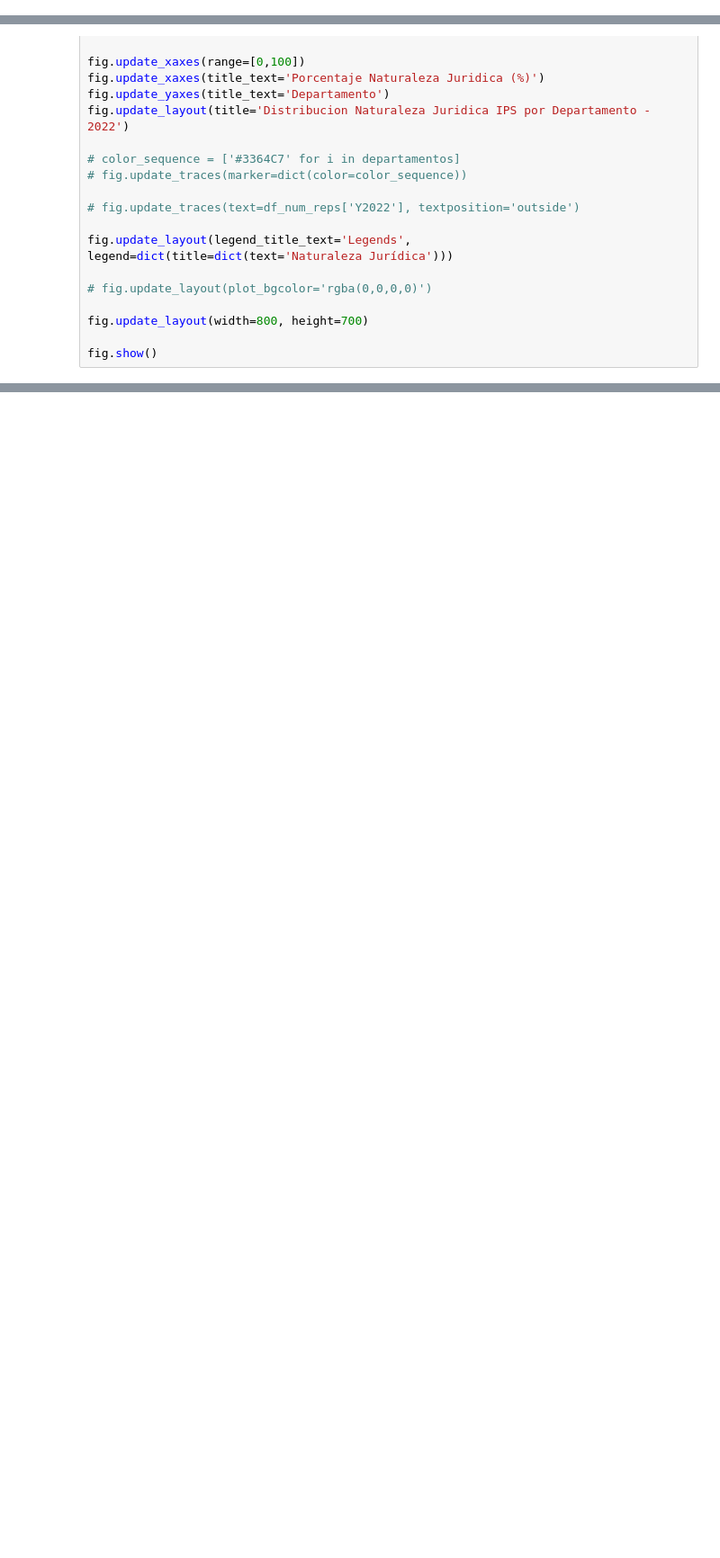
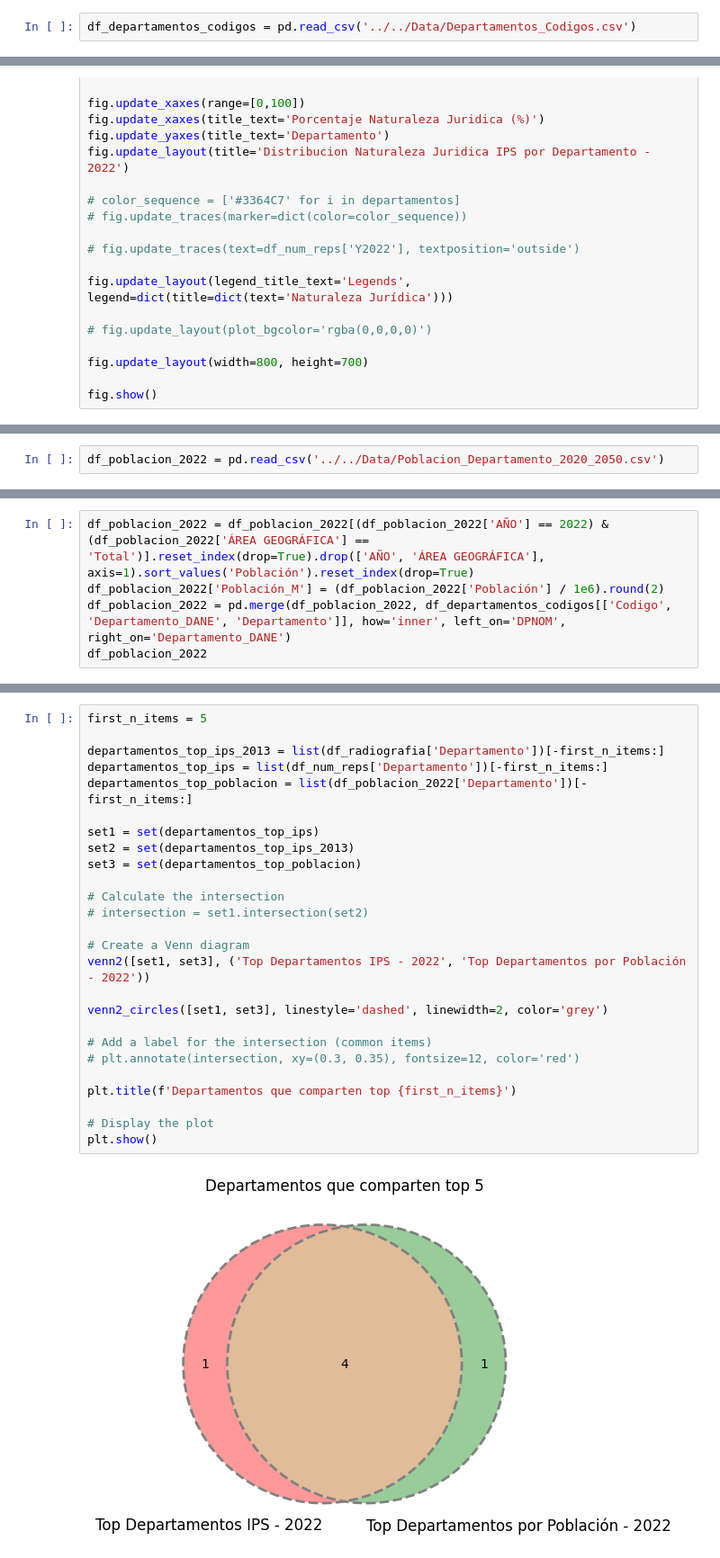
Before and after one commit to ProyectoDeGrado-2023-20/PG, a Jupyter notebook: Ideas/IPS/IPS_Departamento.ipynb, the cells around one changed output, grey strips where cells are left out. Shown at 90% size. Saved outputs shown, nothing was run; the diff lists cells and outputs as text; blank space fills up the shorter version.

Commit message:
Analisis ips por departamentos terminado

```diff
--- a/Ideas/IPS/IPS_Departamento.ipynb
+++ b/Ideas/IPS/IPS_Departamento.ipynb
@@ -4,0 +12,2 @@ import plotly.express as px
+# %%
+df_departamentos_codigos = pd.read_csv('../../Data/Departamentos_Codigos.csv')
@@ -513,0 +551,2 @@ fig.show()
+# %%
+df_poblacion_2022 = pd.read_csv('../../Data/Poblacion_Departamento_2020_2050.csv')
@@ -513,0 +577,5 @@ fig.show()
+# %%
+df_poblacion_2022 = df_poblacion_2022[(df_poblacion_2022['AÑO'] == 2022) & (df_poblacion_2022['ÁREA GEOGRÁFICA'] == 'Total')].reset_index(drop=True).drop(['AÑO', 'ÁREA GEOGRÁFICA'], axis=1).sort_values('Población').reset_index(drop=True)
+df_poblacion_2022['Población_M'] = (df_poblacion_2022['Población'] / 1e6).round(2)
+df_poblacion_2022 = pd.merge(df_poblacion_2022, df_departamentos_codigos[['Codigo', 'Departamento_DANE', 'Departamento']], how='inner', left_on='DPNOM', right_on='Departamento_DANE')
+df_poblacion_2022
@@ -513,0 +621,28 @@ fig.show()
+# %%
+first_n_items = 5
+
+departamentos_top_ips_2013 = list(df_radiografia['Departamento'])[-first_n_items:]
+departamentos_top_ips = list(df_num_reps['Departamento'])[-first_n_items:]
+departamentos_top_poblacion = list(df_poblacion_2022['Departamento'])[-first_n_items:]
+
+set1 = set(departamentos_top_ips)
+set2 = set(departamentos_top_ips_2013)
+set3 = set(departamentos_top_poblacion)
+
+# Calculate the intersection
+# intersection = set1.intersection(set2)
+
+# Create a Venn diagram
+venn2([set1, set3], ('Top Departamentos IPS - 2022', 'Top Departamentos por Población - 2022'))
+
+venn2_circles([set1, set3], linestyle='dashed', linewidth=2, color='grey')
+
+# Add a label for the intersection (common items)
+# plt.annotate(intersection, xy=(0.3, 0.35), fontsize=12, color='red')
+
+plt.title(f'Departamentos que comparten top {first_n_items}')
+
+# Display the plot
+plt.show()
+# %% [output]
+[figure, added]
```
Also changed, not shown: parts of 25 cells of this notebook, 1 other file.
